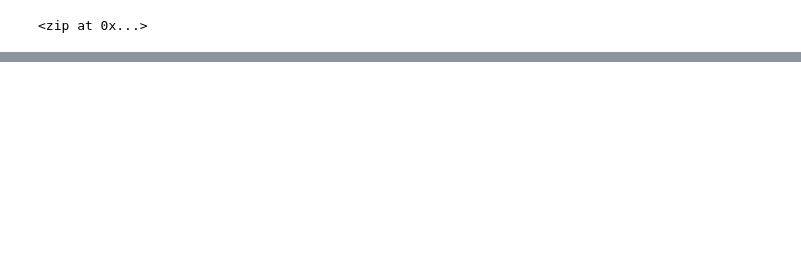
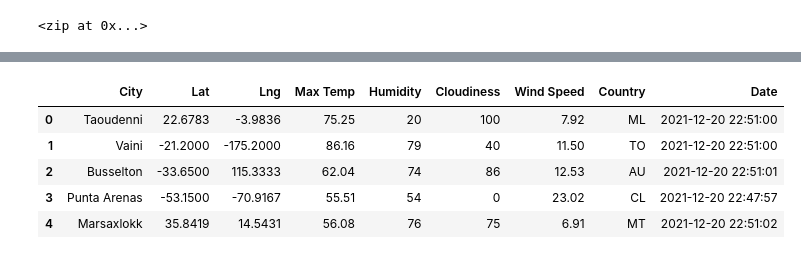
Before and after one commit to wonhee3472/World_Weather_Analysis, a Jupyter notebook: WeatherPy.ipynb, the cells around one changed output, grey strips where cells are left out. Saved outputs shown, nothing was run; the diff lists cells and outputs as text; code cells hidden in the pictures; blank space fills up the shorter version.

```diff
--- a/WeatherPy.ipynb
+++ b/WeatherPy.ipynb
@@ -32,0 +125,11 @@ len(cities)
+# %%
+# Convert the array of dictionaries to a Pandas DataFrame
+city_data_df = pd.DataFrame(city_data)
+city_data_df.head(5)
+# %% [output]
+|  | City | Lat | Lng | Max Temp | Humidity | Cloudiness | Wind Speed | Country | Date |
+| 0 | Taoudenni | 22.6783 | -3.9836 | 75.25 | 20 | 100 | 7.92 | ML | 2021-12-20 22:51:00 |
+| 1 | Vaini | -21.2000 | -175.2000 | 86.16 | 79 | 40 | 11.50 | TO | 2021-12-20 22:51:00 |
+| 2 | Busselton | -33.6500 | 115.3333 | 62.04 | 74 | 86 | 12.53 | AU | 2021-12-20 22:51:01 |
+| 3 | Punta Arenas | -53.1500 | -70.9167 | 55.51 | 54 | 0 | 23.02 | CL | 2021-12-20 22:47:57 |
+| 4 | Marsaxlokk | 35.8419 | 14.5431 | 56.08 | 76 | 75 | 6.91 | MT | 2021-12-20 22:51:02 |
```
Also changed, not shown: parts of 6 cells of this notebook, 2 other files.
